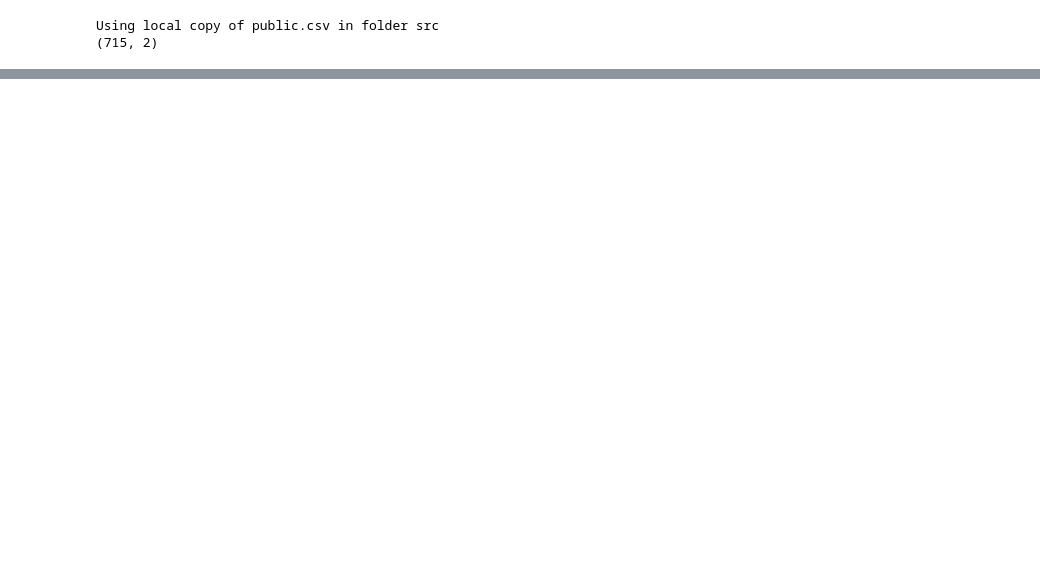
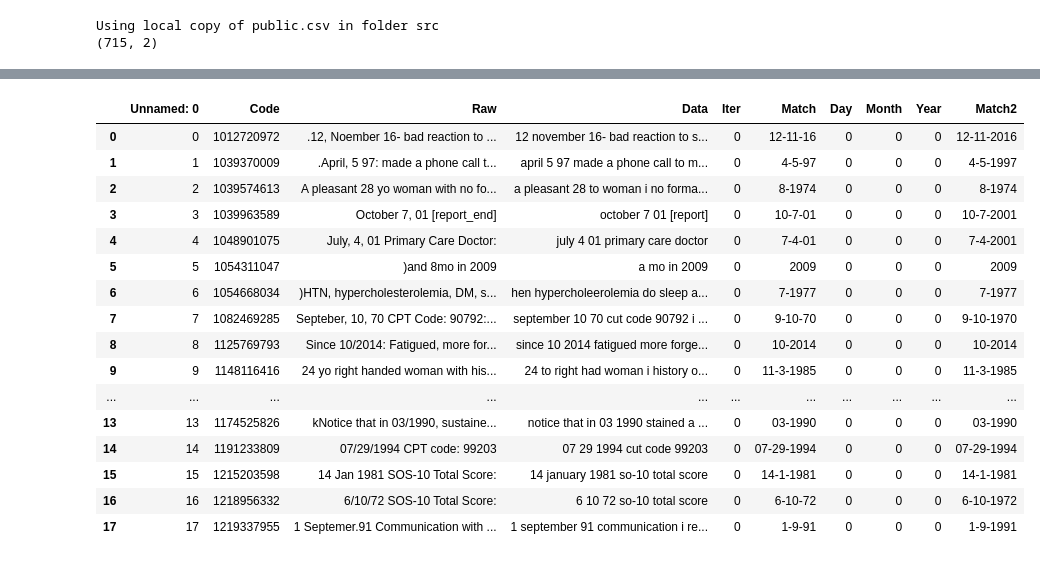
Before and after one commit to Esedicol/Data-Mining, a Jupyter notebook: DATE_MINING/01-Model.ipynb, the cells around one changed output, grey strips where cells are left out. Cells and saved outputs as stored; diff of their text form; code cells hidden in the pictures; blank space fills up the shorter version.

Commit message:
cleaned year

```diff
--- a/DATE_MINING/01-Model.ipynb
+++ b/DATE_MINING/01-Model.ipynb
@@ -94,14 +149 @@ print(df.shape)
 (715, 9)
-# %%
-DELIMS = "[/\-\s]"
-
-# valid days range is from 1 to 31
-DAYS_RANGE = r"(3[01])(st|th|rd|nd)?|([012]?\d)(st|th|rd|nd)?"
-
-# valid months range is from 1 to 12
-MONTHS_NUM = r"1[012]|0?[1-9]"
-MONTHS_TEXT = r"jan(uary)?[\s\-/]?|feb(ruary)?[\s\-/]?|mar(ch)?[\s\-/]?|apr(il)?[\s\-/]?|may[\s\-/]?|jun(e)?[\s\-/]?|jul(y)?[\s\-/]?|aug(ust)?[\s\-/]?|sept(ember)?[\s\-/]?|oct(ober)?[\s\-/]?|nov(ember)?[\s\-/]?|dec(ember)?[\s\-/]?"
-MONTHS_RANGE = f"({MONTHS_NUM})|({MONTHS_TEXT})"
-
-# valid years range is from 1920 to (YYYY or last two digit of year YY)
-YEARS_RANGE = r"19([2-9][0-9])|20([01][0-9])|([2-9][0-9])|([01][0-9])"
@@ -141,0 +156,72 @@ df.head(5)
+# %%
+# Change any text dates into numerical values
+def find_match(pattern):
+    match_array = []
+
+    for row in range(0, len(df)):
+        longest_match = []
+        match = re.finditer(re.compile(FULL_FORMAT), df["Data"].loc[row])
+        for m in match:
+            longest_match.append(m[0])
+
+        result = max(longest_match, key=len).strip()
+        match_array.append(transform_month(result)) if len(longest_match) > 0 else match_array.append("None")
+
+    return match_array
+
+def transform_month(month):
+    # search for months in text pattern
+    match = re.search(re.compile(MONTHS_TEXT), month)
+
+    # if match found
+    if match is not None:
+        # change month to its numerical value
+        month_num = datetime.datetime.strptime(complete_month(match.group().strip()), "%B").month
+        result = re.sub(re.compile(match.group().strip()), str(month_num), month)
+    else:
+        result = month
+    # return a formated numerical dates seperated by '-'
+    return result.replace(" ", "-")
+
+
+def transform_year(txt):
+    result = ""
+    data = txt.split("-")
+    data_length = len(data) - 1
+
+    if len(str(data[data_length])) >= 2 and len(str(data[data_length])) < 4:
+        data = txt.split("-")
+        data_length = len(data) - 1
+
+        nineties_range = re.sub(r"([2-9][0-9])", "19" + data[data_length], data[data_length])
+        twenties_range = re.sub(r"([01][0-9])", "20" + data[data_length], data[data_length])
+
+        data[data_length] = nineties_range if len(nineties_range) == 4 else twenties_range
+        result = "-".join(data)
+    else:
+        result = txt
+
+    return result
+df["Match"] = find_match(FULL_FORMAT)
+df["Match2"] = df.Match.apply(lambda year: transform_year(year))
+# df["Month"] = df.Month_text.apply(lambda month: transform_month((complete_month(month))))
+
+df.head(18)
+# %% [output]
+|  | Unnamed: 0 | Code | Raw | Data | Iter | Match | Day | Month | Year | Match2 |
+| 0 | 0 | 1012720972 | .12, Noember 16- bad reaction to ... | 12 november 16- bad reaction to s... | 0 | 12-11-16 | 0 | 0 | 0 | 12-11-2016 |
+| 1 | 1 | 1039370009 | .April, 5 97: made a phone call t... | april 5 97 made a phone call to m... | 0 | 4-5-97 | 0 | 0 | 0 | 4-5-1997 |
+| 2 | 2 | 1039574613 | A pleasant 28 yo woman with no fo... | a pleasant 28 to woman i no forma... | 0 | 8-1974 | 0 | 0 | 0 | 8-1974 |
+| 3 | 3 | 1039963589 | October 7, 01 [report_end] | october 7 01 [report] | 0 | 10-7-01 | 0 | 0 | 0 | 10-7-2001 |
+| 4 | 4 | 1048901075 | July, 4, 01 Primary Care Doctor: | july 4 01 primary care doctor | 0 | 7-4-01 | 0 | 0 | 0 | 7-4-2001 |
+| 5 | 5 | 1054311047 | )and 8mo in 2009 | a mo in 2009 | 0 | 2009 | 0 | 0 | 0 | 2009 |
+| 6 | 6 | 1054668034 | )HTN, hypercholesterolemia, DM, s... | hen hypercholeerolemia do sleep a... | 0 | 7-1977 | 0 | 0 | 0 | 7-1977 |
+| 7 | 7 | 1082469285 | Septeber, 10, 70 CPT Code: 90792:... | september 10 70 cut code 90792 i ... | 0 | 9-10-70 | 0 | 0 | 0 | 9-10-1970 |
+| 8 | 8 | 1125769793 | Since 10/2014: Fatigued, more for... | since 10 2014 fatigued more forge... | 0 | 10-2014 | 0 | 0 | 0 | 10-2014 |
+| 9 | 9 | 1148116416 | 24 yo right handed woman with his... | 24 to right had woman i history o... | 0 | 11-3-1985 | 0 | 0 | 0 | 11-3-1985 |
+| ... | ... | ... | ... | ... | ... | ... | ... | ... | ... | ... |
+| 13 | 13 | 1174525826 | kNotice that in 03/1990, sustaine... | notice that in 03 1990 stained a ... | 0 | 03-1990 | 0 | 0 | 0 | 03-1990 |
+| 14 | 14 | 1191233809 | 07/29/1994 CPT code: 99203 | 07 29 1994 cut code 99203 | 0 | 07-29-1994 | 0 | 0 | 0 | 07-29-1994 |
+| 15 | 15 | 1215203598 | 14 Jan 1981 SOS-10 Total Score: | 14 january 1981 so-10 total score | 0 | 14-1-1981 | 0 | 0 | 0 | 14-1-1981 |
+| 16 | 16 | 1218956332 | 6/10/72 SOS-10 Total Score: | 6 10 72 so-10 total score | 0 | 6-10-72 | 0 | 0 | 0 | 6-10-1972 |
+| 17 | 17 | 1219337955 | 1 Septemer.91 Communication with ... | 1 september 91 communication i re... | 0 | 1-9-91 | 0 | 0 | 0 | 1-9-1991 |
```
Also changed, not shown: parts of 12 cells of this notebook, 1 other file.
